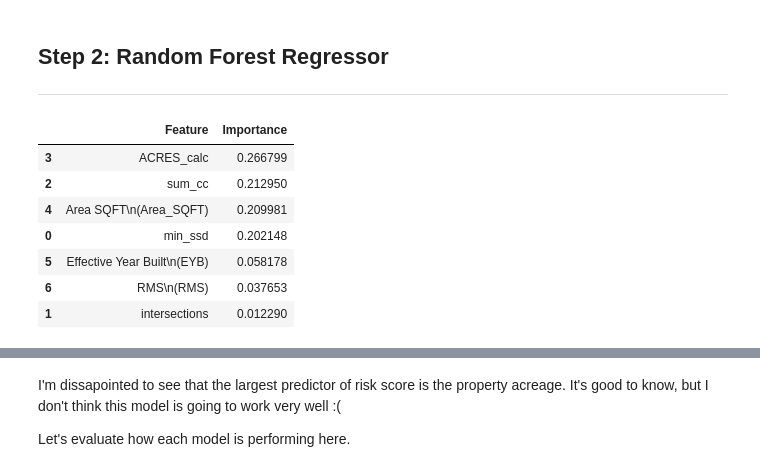
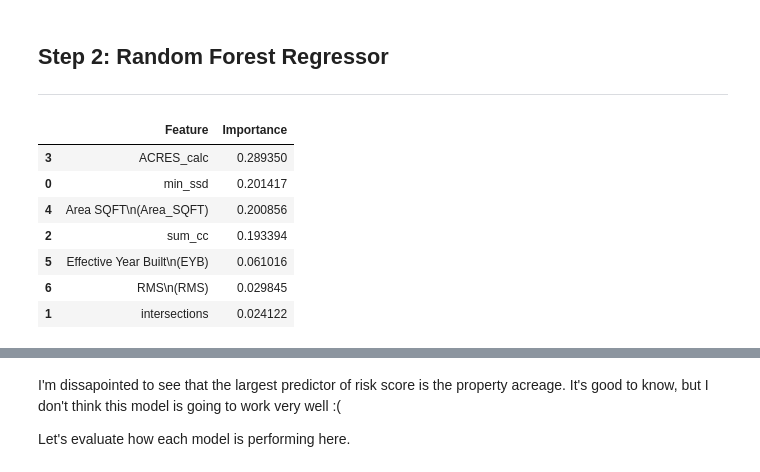
Before and after one commit to bryceayoung/ouray, a Jupyter notebook: workflows/analysis/risk_pred.ipynb, the cells around one changed output, grey strips where cells are left out. Cells and saved outputs as stored; diff of their text form; code cells hidden in the pictures.

```diff
--- a/workflows/analysis/risk_pred.ipynb
+++ b/workflows/analysis/risk_pred.ipynb
@@ -83,3 +83,5 @@ Index(['rwra_index', 'feat_index', 'parcel_num', 'Year', 'address',
        'RMS\n(RMS)', 'Roof Cover\n(RCVR)', 'Roof Structure\n(RSTR)', 'Type',
        'WBL - Wood Balcony\n(SubArea_WBL)', 'sum_cc'],
       dtype='object')
+# %%
+df = df.drop(columns=['Neighborhood\n(NBHD)', 'Area Acres\n(Area_ACRES)', 'Actual Year Built\n(AYB)'])
@@ -85,0 +123,24 @@ Index(['rwra_index', 'feat_index', 'parcel_num', 'Year', 'address',
+# %%
+# Define categorization function
+def categorize_feature(value, small_threshold, large_threshold):
+    if value == 0:
+        return "None"
+    elif value <= small_threshold:
+        return "Small"
+    else:
+        return "Large"
+
+# Apply categorization rules to df
+df['Size_WBL'] = df['WBL - Wood Balcony\n(SubArea_WBL)'].apply(lambda x: categorize_feature(x, 100, 100))
+df['Size_DGR'] = df['DGR - Detached Garage\n(SubArea_DGR)'].apply(lambda x: categorize_feature(x, 600, 600))
+df['Size_PTO'] = df['PTO - Patio\n(SubArea_PTO)'].apply(lambda x: categorize_feature(x, 100, 100))
+df['Size_OPP'] = df['OPP - Open Porch\n(SubArea_OPP)'].apply(lambda x: categorize_feature(x, 100, 100))
+
+# Drop original numeric columns since we now have categorical versions
+df = df.drop(columns=['WBL - Wood Balcony\n(SubArea_WBL)',
+                      'DGR - Detached Garage\n(SubArea_DGR)',
+                      'PTO - Patio\n(SubArea_PTO)',
+                      'OPP - Open Porch\n(SubArea_OPP)'])
+
+# Confirm changes
+df[['Size_WBL', 'Size_DGR', 'Size_PTO', 'Size_OPP']].head()
@@ -196,28 +276,33 @@ X_train5, X_test5, y_train5, y_test5 = split_data(pred5)
 # %%
 ## PRED 1 ##
 
 from sklearn.ensemble import RandomForestRegressor
 import pandas as pd
 
 # Train Random Forest on pred1 (repeat for pred2)
-rf = RandomForestRegressor(n_estimators=100, random_state=42)
+rf = RandomForestRegressor(n_estimators=200,
+                           max_depth=20,
+                           max_features='sqrt',
+                           min_samples_split=5,
+                           min_samples_leaf=4,
+                           random_state=42)
 rf.fit(X_train1, y_train1)
 
 # Get feature importance
 importances = pd.DataFrame({'Feature': X_train1.columns, 'Importance': rf.feature_importances_})
 importances = importances.sort_values(by='Importance', ascending=False)
 
 # Display results
 importances
 # %% [output]
 |  | Feature | Importance |
-| 3 | ACRES_calc | 0.266799 |
-| 2 | sum_cc | 0.212950 |
-| 4 | Area SQFT\n(Area_SQFT) | 0.209981 |
-| 0 | min_ssd | 0.202148 |
-| 5 | Effective Year Built\n(EYB) | 0.058178 |
-| 6 | RMS\n(RMS) | 0.037653 |
-| 1 | intersections | 0.012290 |
+| 3 | ACRES_calc | 0.289350 |
+| 0 | min_ssd | 0.201417 |
+| 4 | Area SQFT\n(Area_SQFT) | 0.200856 |
+| 2 | sum_cc | 0.193394 |
+| 5 | Effective Year Built\n(EYB) | 0.061016 |
+| 6 | RMS\n(RMS) | 0.029845 |
+| 1 | intersections | 0.024122 |
 # %%
 ## PRED 2 ##
 
```
Also changed, not shown: parts of 41 cells of this notebook.
